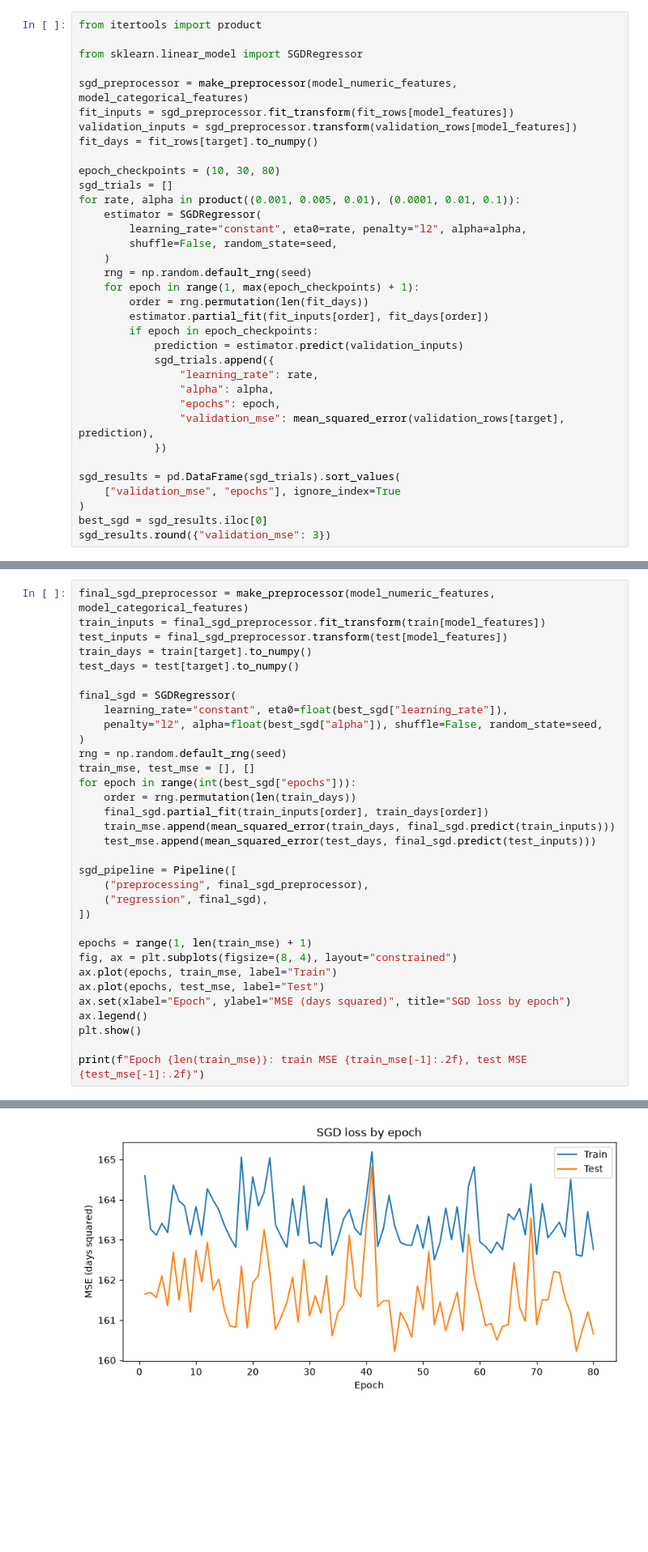
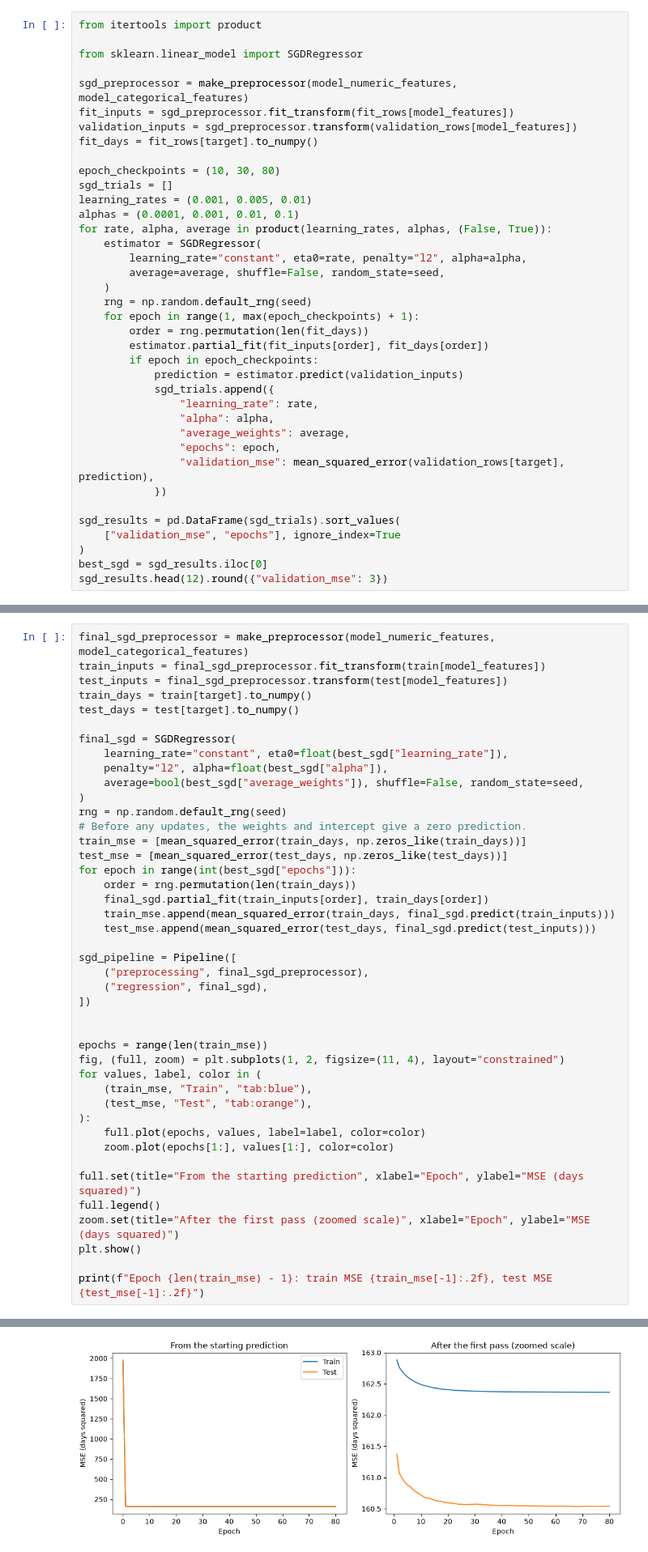
Before and after one commit to Mich-O/linear_regression_model, a Jupyter notebook: summative/linear_regression/multivariate.ipynb, the cells around one changed output, grey strips where cells are left out. Shown at 81% size. Cells and saved outputs as stored; diff of their text form; blank space fills up the shorter version.

Commit message:
Refine SGD tuning and verify notebook results

```diff
--- a/summative/linear_regression/multivariate.ipynb
+++ b/summative/linear_regression/multivariate.ipynb
@@ -370,10 +368,12 @@ fit_days = fit_rows[target].to_numpy()
 
 epoch_checkpoints = (10, 30, 80)
 sgd_trials = []
-for rate, alpha in product((0.001, 0.005, 0.01), (0.0001, 0.01, 0.1)):
+learning_rates = (0.001, 0.005, 0.01)
+alphas = (0.0001, 0.001, 0.01, 0.1)
+for rate, alpha, average in product(learning_rates, alphas, (False, True)):
     estimator = SGDRegressor(
         learning_rate="constant", eta0=rate, penalty="l2", alpha=alpha,
-        shuffle=False, random_state=seed,
+        average=average, shuffle=False, random_state=seed,
     )
     rng = np.random.default_rng(seed)
     for epoch in range(1, max(epoch_checkpoints) + 1):
@@ -384,6 +384,7 @@ for rate, alpha in product((0.001, 0.005, 0.01), (0.0001, 0.01, 0.1)):
             sgd_trials.append({
                 "learning_rate": rate,
                 "alpha": alpha,
+                "average_weights": average,
                 "epochs": epoch,
                 "validation_mse": mean_squared_error(validation_rows[target], prediction),
             })
@@ -392,5 +393,5 @@ sgd_results = pd.DataFrame(sgd_trials).sort_values(
     ["validation_mse", "epochs"], ignore_index=True
 )
 best_sgd = sgd_results.iloc[0]
-sgd_results.round({"validation_mse": 3})
+sgd_results.head(12).round({"validation_mse": 3})
 # %% [output]
@@ -428,10 +425,13 @@ test_days = test[target].to_numpy()
 
 final_sgd = SGDRegressor(
     learning_rate="constant", eta0=float(best_sgd["learning_rate"]),
-    penalty="l2", alpha=float(best_sgd["alpha"]), shuffle=False, random_state=seed,
+    penalty="l2", alpha=float(best_sgd["alpha"]),
+    average=bool(best_sgd["average_weights"]), shuffle=False, random_state=seed,
 )
 rng = np.random.default_rng(seed)
-train_mse, test_mse = [], []
+# Before any updates, the weights and intercept give a zero prediction.
+train_mse = [mean_squared_error(train_days, np.zeros_like(train_days))]
+test_mse = [mean_squared_error(test_days, np.zeros_like(test_days))]
 for epoch in range(int(best_sgd["epochs"])):
     order = rng.permutation(len(train_days))
     final_sgd.partial_fit(train_inputs[order], train_days[order])
@@ -443,13 +443,20 @@ sgd_pipeline = Pipeline([
     ("regression", final_sgd),
 ])
 
-epochs = range(1, len(train_mse) + 1)
-fig, ax = plt.subplots(figsize=(8, 4), layout="constrained")
-ax.plot(epochs, train_mse, label="Train")
-ax.plot(epochs, test_mse, label="Test")
-ax.set(xlabel="Epoch", ylabel="MSE (days squared)", title="SGD loss by epoch")
-ax.legend()
+
+epochs = range(len(train_mse))
+fig, (full, zoom) = plt.subplots(1, 2, figsize=(11, 4), layout="constrained")
+for values, label, color in (
+    (train_mse, "Train", "tab:blue"),
+    (test_mse, "Test", "tab:orange"),
+):
+    full.plot(epochs, values, label=label, color=color)
+    zoom.plot(epochs[1:], values[1:], color=color)
+
+full.set(title="From the starting prediction", xlabel="Epoch", ylabel="MSE (days squared)")
+full.legend()
+zoom.set(title="After the first pass (zoomed scale)", xlabel="Epoch", ylabel="MSE (days squared)")
 plt.show()
 
-print(f"Epoch {len(train_mse)}: train MSE {train_mse[-1]:.2f}, test MSE {test_mse[-1]:.2f}")
+print(f"Epoch {len(train_mse) - 1}: train MSE {train_mse[-1]:.2f}, test MSE {test_mse[-1]:.2f}")
 # %% [output]
@@ -456 +464 @@ print(f"Epoch {len(train_mse)}: train MSE {train_mse[-1]:.2f}, test MSE {test_ms
-[figure, old version]
+[figure, new version]
```
Also changed, not shown: parts of 15 cells of this notebook.
